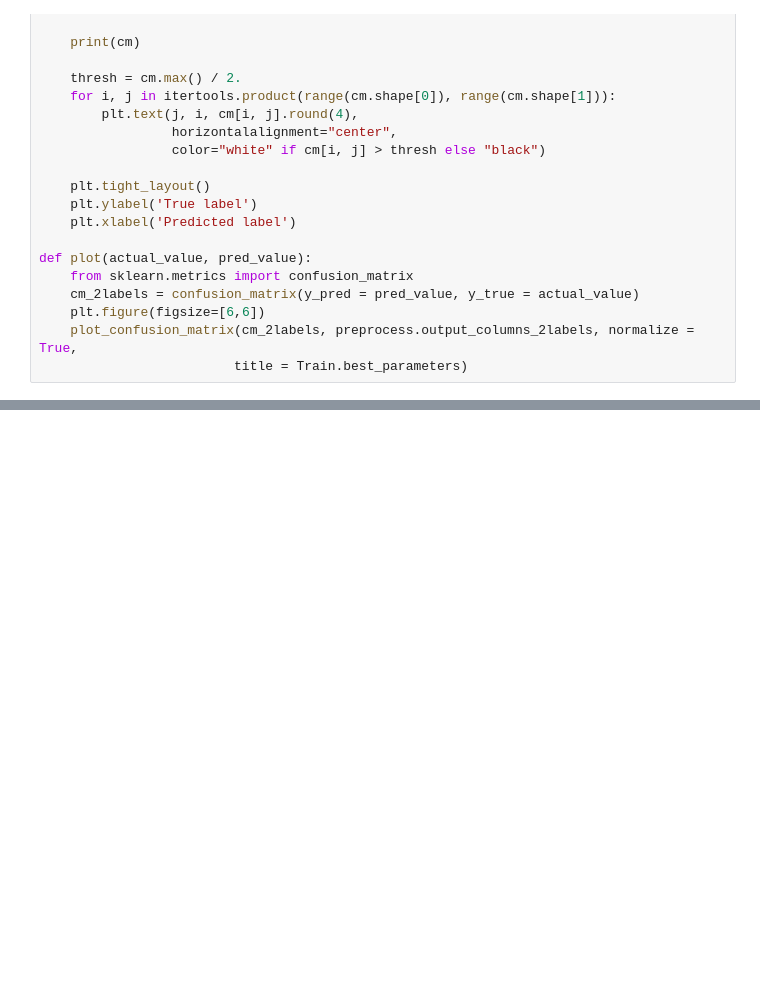
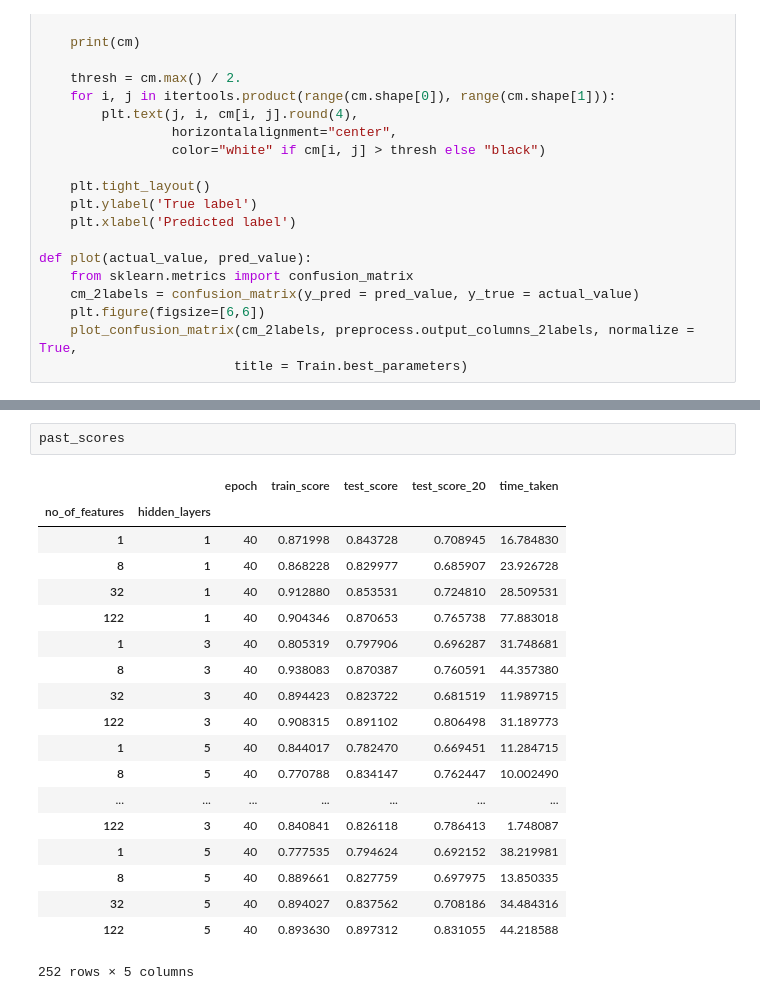
Before and after one commit to rkmalaiya/network_anomaly_detection_deep_learning, a Jupyter notebook: tf_vae_dense_trained_together_nsl_kdd-.ipynb, the cells around one changed output, grey strips where cells are left out. Cells and saved outputs as stored; diff of their text form; blank space fills up the shorter version.

```diff
--- a/tf_vae_dense_trained_together_nsl_kdd-.ipynb
+++ b/tf_vae_dense_trained_together_nsl_kdd-.ipynb
@@ -379,0 +421,22 @@ Normalized confusion matrix
+# %%
+past_scores
+# %% [output]
+|  |  | epoch | train_score | test_score | test_score_20 | time_taken |
+| no_of_features | hidden_layers |  |  |  |  |  |
+| 1 | 1 | 40 | 0.871998 | 0.843728 | 0.708945 | 16.784830 |
+| 8 | 1 | 40 | 0.868228 | 0.829977 | 0.685907 | 23.926728 |
+| 32 | 1 | 40 | 0.912880 | 0.853531 | 0.724810 | 28.509531 |
+| 122 | 1 | 40 | 0.904346 | 0.870653 | 0.765738 | 77.883018 |
+| 1 | 3 | 40 | 0.805319 | 0.797906 | 0.696287 | 31.748681 |
+| 8 | 3 | 40 | 0.938083 | 0.870387 | 0.760591 | 44.357380 |
+| 32 | 3 | 40 | 0.894423 | 0.823722 | 0.681519 | 11.989715 |
+| 122 | 3 | 40 | 0.908315 | 0.891102 | 0.806498 | 31.189773 |
+| 1 | 5 | 40 | 0.844017 | 0.782470 | 0.669451 | 11.284715 |
+| 8 | 5 | 40 | 0.770788 | 0.834147 | 0.762447 | 10.002490 |
+| ... | ... | ... | ... | ... | ... | ... |
+| 122 | 3 | 40 | 0.840841 | 0.826118 | 0.786413 | 1.748087 |
+| 1 | 5 | 40 | 0.777535 | 0.794624 | 0.692152 | 38.219981 |
+| 8 | 5 | 40 | 0.889661 | 0.827759 | 0.697975 | 13.850335 |
+| 32 | 5 | 40 | 0.894027 | 0.837562 | 0.708186 | 34.484316 |
+| 122 | 5 | 40 | 0.893630 | 0.897312 | 0.831055 | 44.218588 |
+252 rows × 5 columns
```
Also changed, not shown: parts of 14 cells of this notebook, 18 other files.
